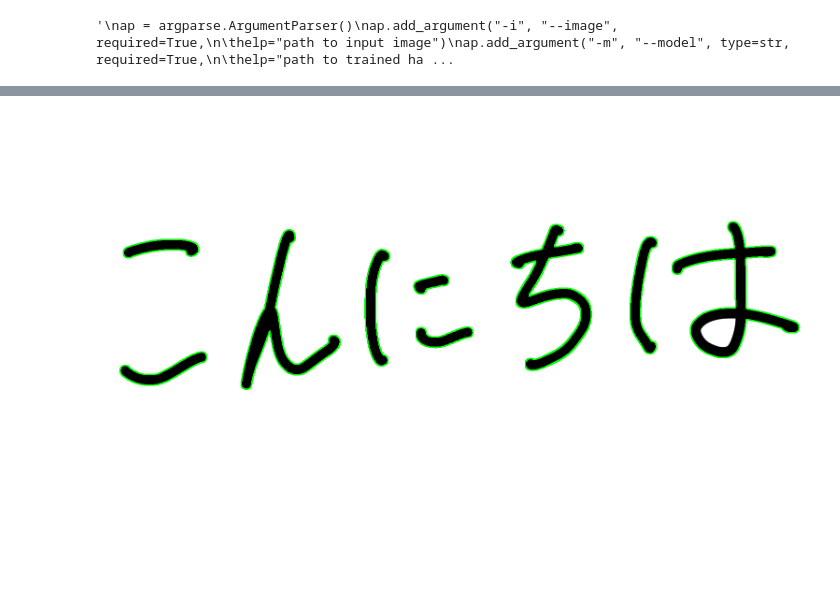
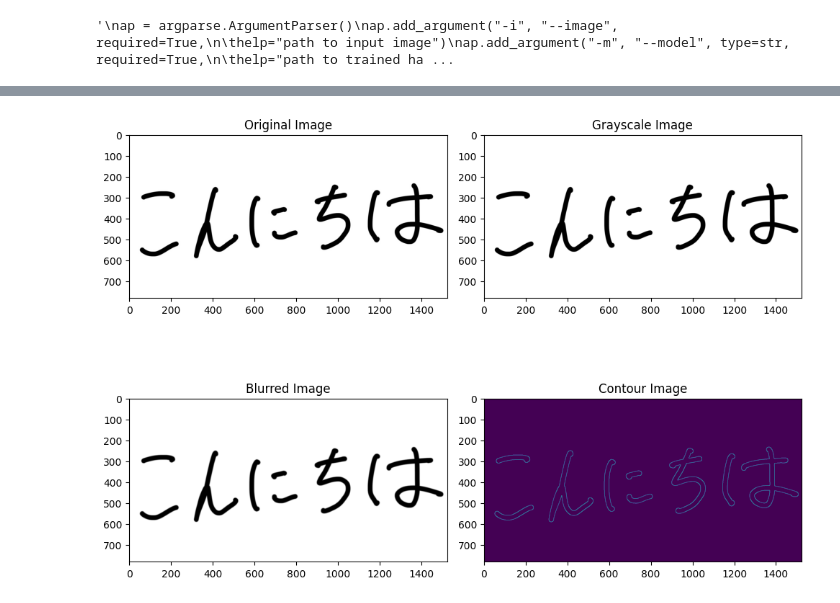
Before and after one commit to beatlesatani/OCR_project, a Jupyter notebook: Untitled0.ipynb, the cells around one changed output, grey strips where cells are left out. Cells and saved outputs as stored; diff of their text form; code cells hidden in the pictures; blank space fills up the shorter version.

```diff
--- a/Untitled0.ipynb
+++ b/Untitled0.ipynb
@@ -201,15 +175,17 @@ args = vars(ap.parse_args())
 # %%
 image = cv2.imread("/content/gdrive/MyDrive/hello.png")
 # %%
-##this part is for object detection , not character itself
+##this part is for object detection , not character itself. 写真の処理
 
 gray = cv2.cvtColor(image, cv2.COLOR_BGR2GRAY)
 blurred = cv2.GaussianBlur(gray, (5, 5), 0)
 # perform edge detection, find contours in the edge map, and sort the
 # resulting contours from left-to-right
 edged = cv2.Canny(blurred, 30, 150)
+cnts_image = edged
 cnts = cv2.findContours(edged.copy(), cv2.RETR_EXTERNAL,cv2.CHAIN_APPROX_SIMPLE)
 cnts = imutils.grab_contours(cnts)
+
 cnts = sort_contours(cnts, method="left-to-right")[0]
 # initialize the list of contour bounding boxes and associated
 # characters that we'll be OCR'ing
@@ -236,6 +192,0 @@ cv2_imshow(blurred)
-# %%
-contour_image = image.copy()
-cv2.drawContours(contour_image, cnts, -1, (0, 255, 0), 2)
-cv2_imshow(contour_image)
-# %% [output]
-[figure, removed]
@@ -247,0 +193,31 @@ model.predict()
+# %%
+# Create a 2x2 grid for displaying images
+plt.figure(figsize=(10, 8))  # Adjust the figure size as needed
+
+# Display the original image
+plt.subplot(2, 2, 1)
+plt.imshow(image)
+#plt.imshow(cv2.cvtColor(image, cv2.COLOR_BGR2RGB))
+plt.title("Original Image")
+
+# Display the grayscale image
+plt.subplot(2, 2, 2)
+plt.imshow(gray, cmap='gray')
+plt.title("Grayscale Image")
+
+# Display the blurred image
+plt.subplot(2, 2, 3)
+plt.imshow(blurred, cmap='gray')
+plt.title("Blurred Image")
+
+# Display the contour image
+plt.subplot(2, 2, 4)
+plt.imshow(cnts_image)
+#plt.imshow(cv2.cvtColor(contour_image, cv2.COLOR_BGR2RGB))
+plt.title("Contour Image")
+
+# Show the 2x2 grid of images
+plt.tight_layout()
+plt.show()
+# %% [output]
+[figure, added]
```
Also changed, not shown: parts of 28 cells of this notebook.
